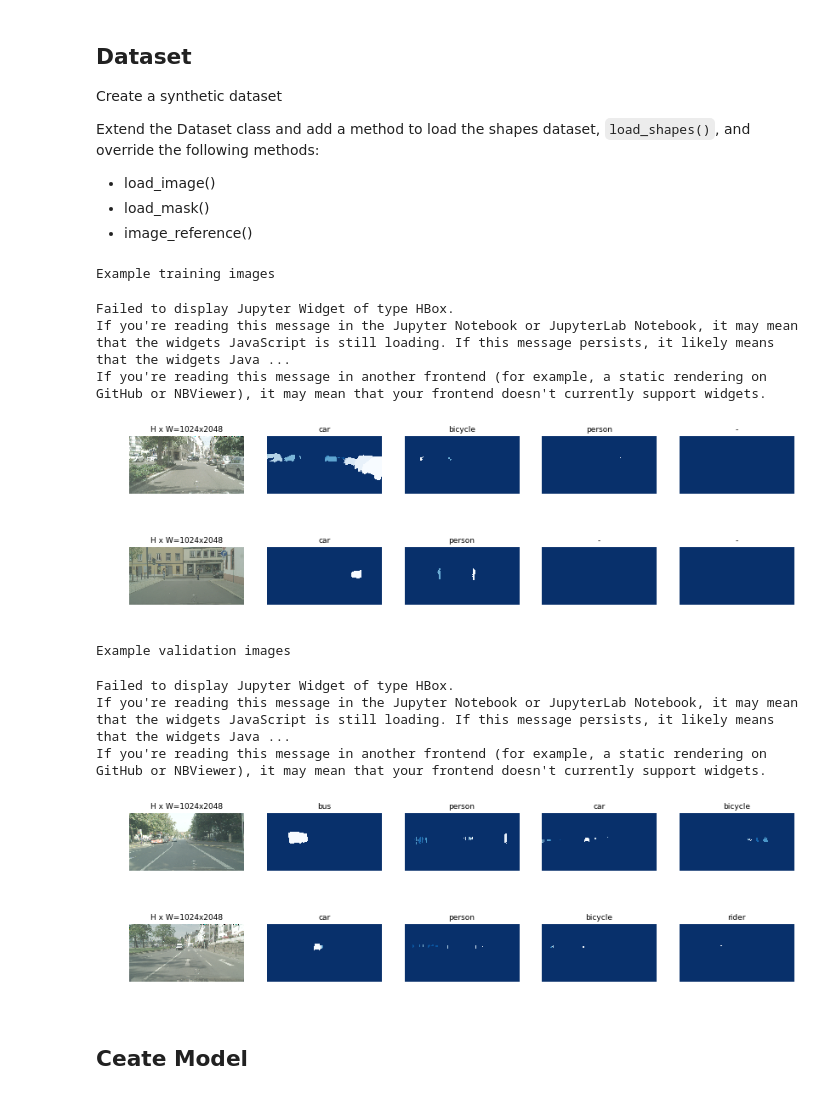
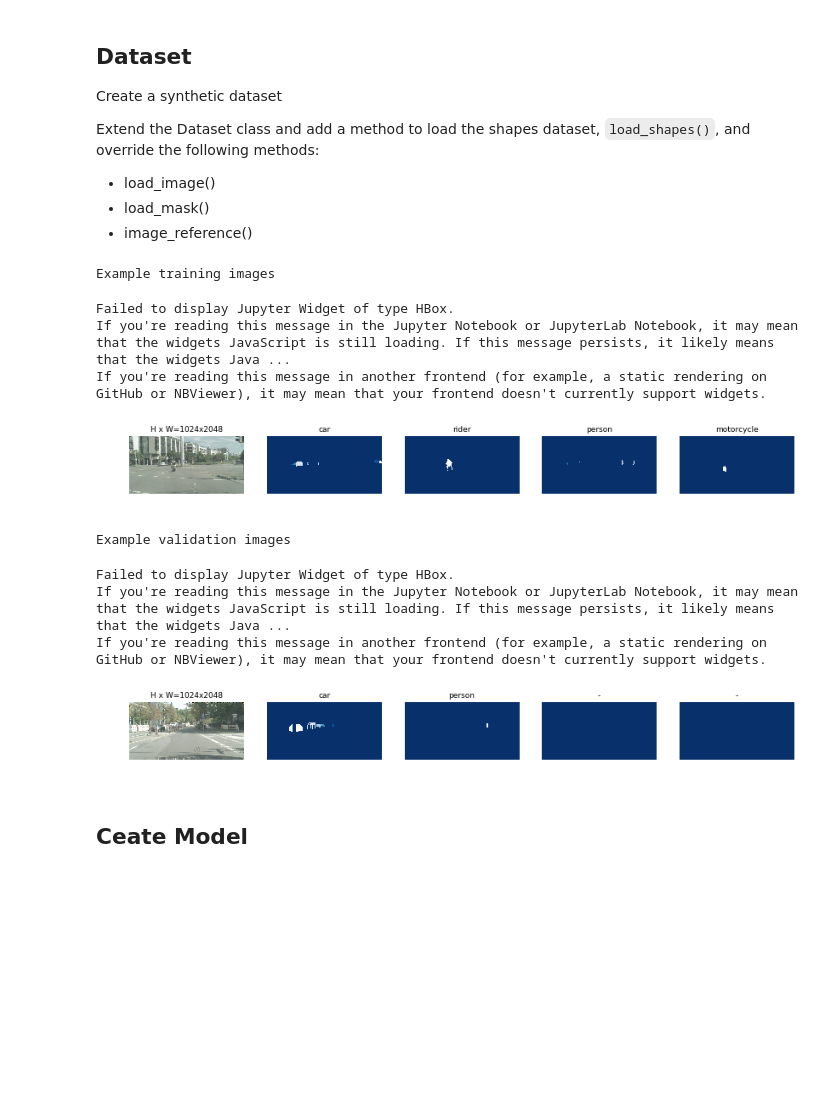
Before and after one commit to syrix/Mask_RCNN, a Jupyter notebook: mask_rcnn/bin/eval_cityscapes.ipynb, the cells around one changed output. Cells and saved outputs as stored; diff of their text form; code cells hidden in the pictures; blank space fills up the shorter version.

```diff
--- a/mask_rcnn/bin/eval_cityscapes.ipynb
+++ b/mask_rcnn/bin/eval_cityscapes.ipynb
@@ -389,8 +389,8 @@ dataset_val.prepare()
 from tqdm import tnrange, tqdm_notebook
 
 do_sanity_check = False
-num_train_example_images = 2
-num_val_example_images = 2
+num_train_example_images = 1
+num_val_example_images = 1
 
 if do_sanity_check:
     print('Sanity check on validation images')
@@ -398,41 +398,39 @@ if do_sanity_check:
     for image_id in tqdm_notebook(image_ids):
         image = dataset_val.load_image(image_id)
         mask, class_ids = dataset_val.load_mask(image_id)
 
     print('Sanity check on training images')
     image_ids = dataset_train.image_ids
     for image_id in tqdm_notebook(image_ids):
         image = dataset_train.load_image(image_id)
         mask, class_ids = dataset_train.load_mask(image_id)
 
 # Load and display random samples from train set
 print('Example training images')
 image_ids = np.random.choice(dataset_train.image_ids, num_train_example_images)
 for image_id in tqdm_notebook(image_ids):
     image = dataset_train.load_image(image_id)
     mask, class_ids = dataset_train.load_mask(image_id)
     visualize.display_top_masks(image, mask, class_ids, dataset_train.class_names)
 
 # Load and display random samples from val set
 print('Example validation images')
 image_ids = np.random.choice(dataset_val.image_ids, num_val_example_images)
 for image_id in tqdm_notebook(image_ids):
     image = dataset_val.load_image(image_id)
     mask, class_ids = dataset_val.load_mask(image_id)
     visualize.display_top_masks(image, mask, class_ids, dataset_val.class_names)
 # %% [output]
 Example training images
 Failed to display Jupyter Widget of type HBox.
 If you're reading this message in the Jupyter Notebook or JupyterLab Notebook, it may mean that the widgets JavaScript is still loading. If this message persists, it likely means that the widgets Java ...
 If you're reading this message in another frontend (for example, a static rendering on GitHub or NBViewer), it may mean that your frontend doesn't currently support widgets.
-[figure, old version]
+[figure, new version]
-[figure, old version]
 Example validation images
 Failed to display Jupyter Widget of type HBox.
 If you're reading this message in the Jupyter Notebook or JupyterLab Notebook, it may mean that the widgets JavaScript is still loading. If this message persists, it likely means that the widgets Java ...
 If you're reading this message in another frontend (for example, a static rendering on GitHub or NBViewer), it may mean that your frontend doesn't currently support widgets.
-[figure, removed]
-[figure, removed]
+[figure, new version]
 # %% [markdown]
 ## Ceate Model
 # %%
```
Also changed, not shown: parts of 9 cells of this notebook, 4 other files.
